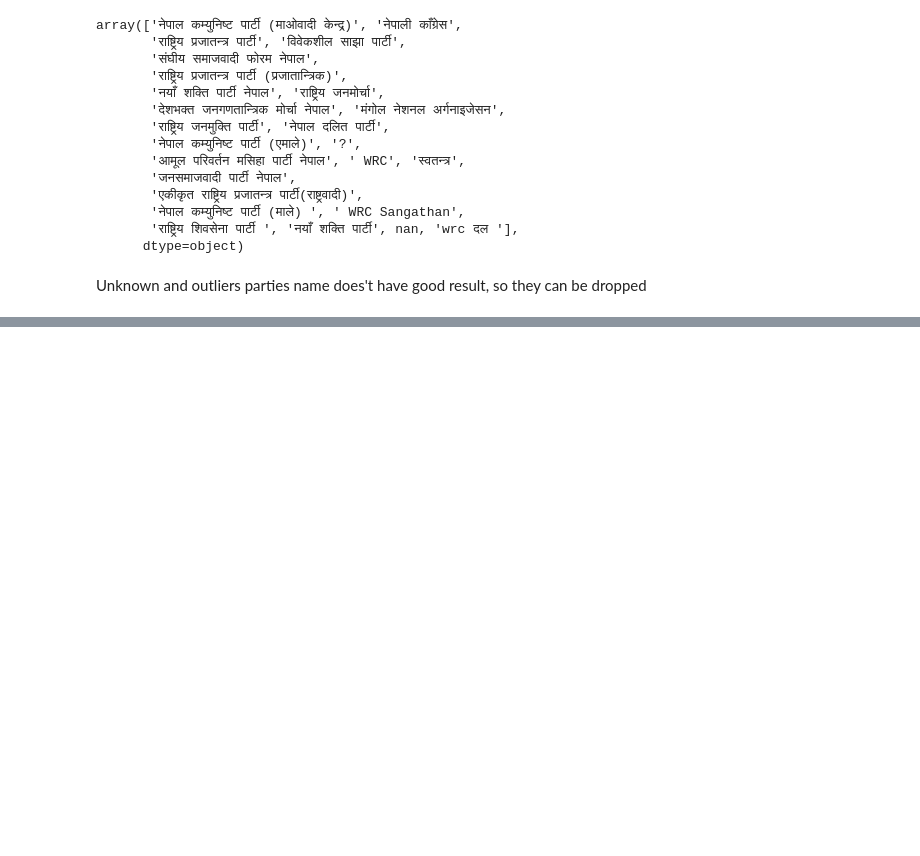
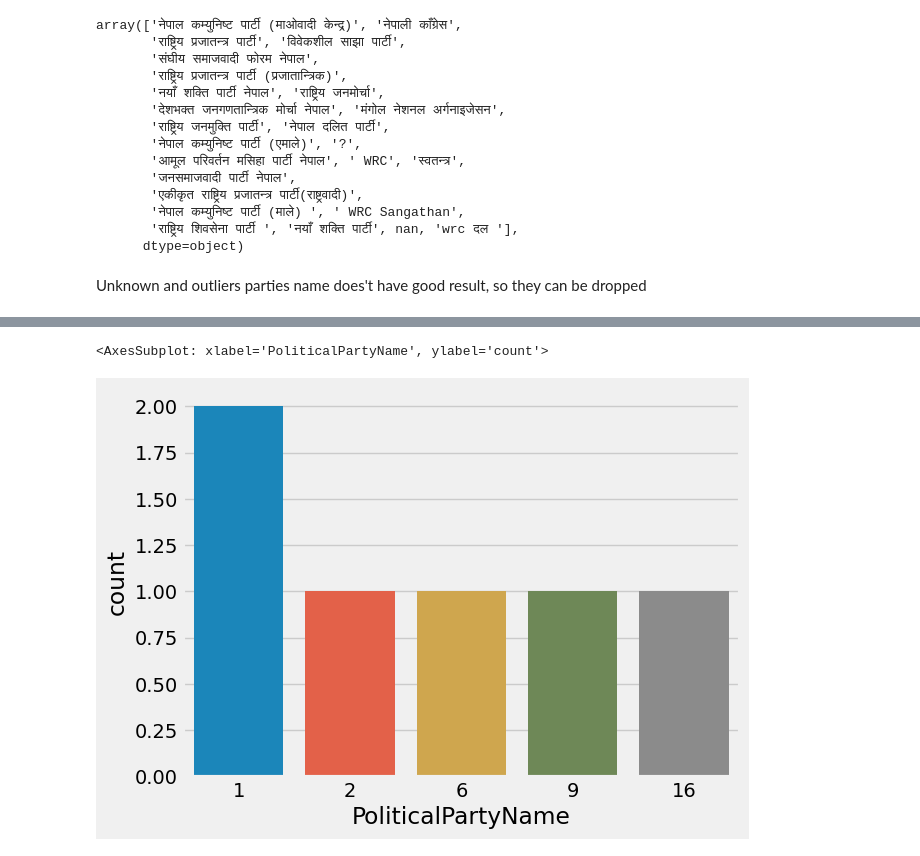
Before and after one commit to bimarshak7/datathon, a Jupyter notebook: Datathon.ipynb, the cells around one changed output, grey strips where cells are left out. Drawn from its saved outputs; the diff is of its cells as text; code cells hidden in the pictures; blank space fills up the shorter version.

```diff
--- a/Datathon.ipynb
+++ b/Datathon.ipynb
@@ -366,0 +385,7 @@ dtype: int64
+# %%
+win_by_party = state_main.loc[state_main["EStatus"]=="Elected"].groupby("PoliticalPartyName")["PoliticalPartyName"].count()
+# %%
+sb.countplot(data=win_by_party,x=win_by_party.index)
+# %% [output]
+<AxesSubplot: xlabel='PoliticalPartyName', ylabel='count'>
+[figure, added]
```
Also changed, not shown: parts of 13 cells of this notebook.
